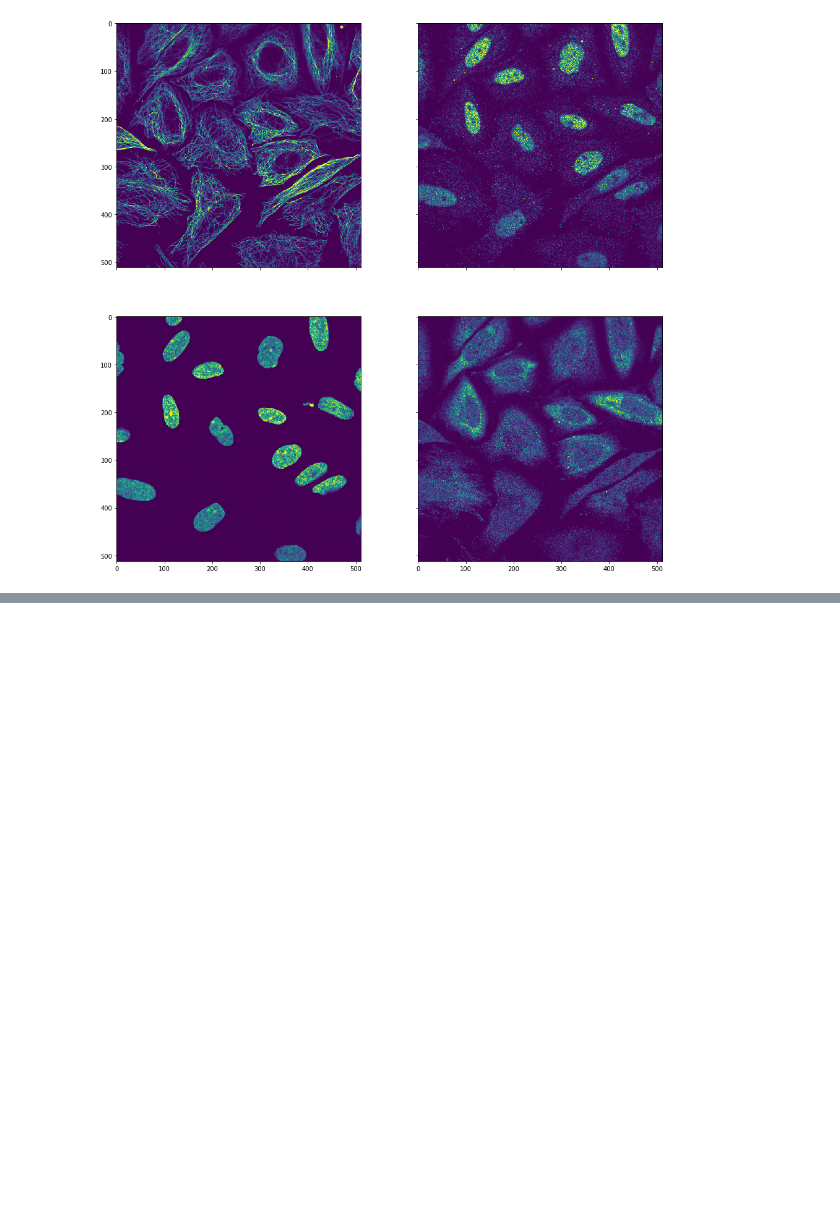
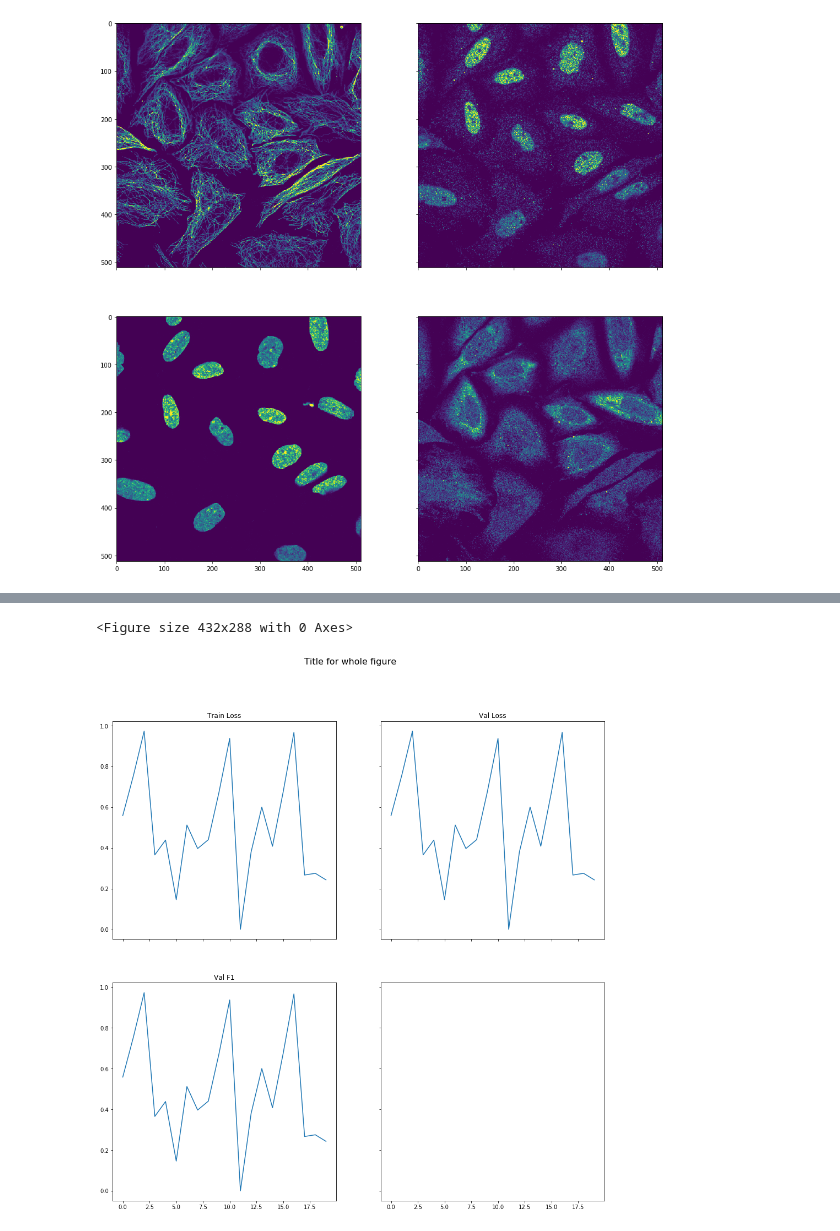
Before and after one commit to sanch7/Human-Protein-Atlas, a Jupyter notebook: scratchpad.ipynb, the cells around one changed output, grey strips where cells are left out. Drawn from its saved outputs; the diff is of its cells as text; code cells hidden in the pictures; blank space fills up the shorter version.

```diff
--- a/scratchpad.ipynb
+++ b/scratchpad.ipynb
@@ -180,0 +102,16 @@ df
+# %%
+l = []
+for i in range(20):
+    l.append(np.random.rand())
+titles = ['Train Loss', 'Val Loss', 'Val F1']
+# %%
+fig = plt.figure()
+_, axes = plt.subplots(2, 2, sharex='col', sharey='row', figsize=(16, 16))
+for i in range(3):
+    axes[i // 2, i % 2].plot(l)
+    axes[i // 2, i % 2].set_title(titles[i])
+plt.suptitle("Title for whole figure", fontsize=16)
+plt.show()
+# %% [output]
+<Figure size 432x288 with 0 Axes>
+[figure, added]
```
Also changed, not shown: parts of 32 cells of this notebook, 5 other files.
